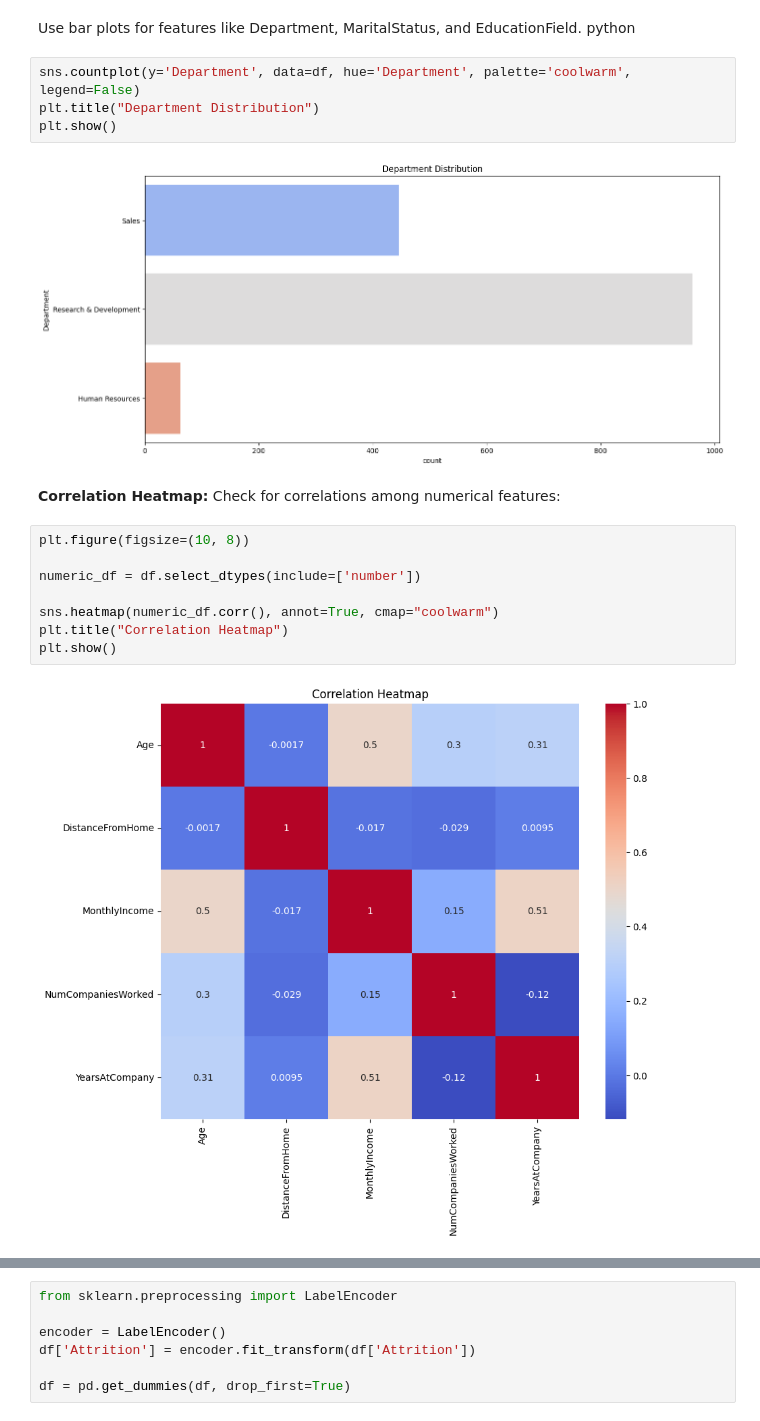
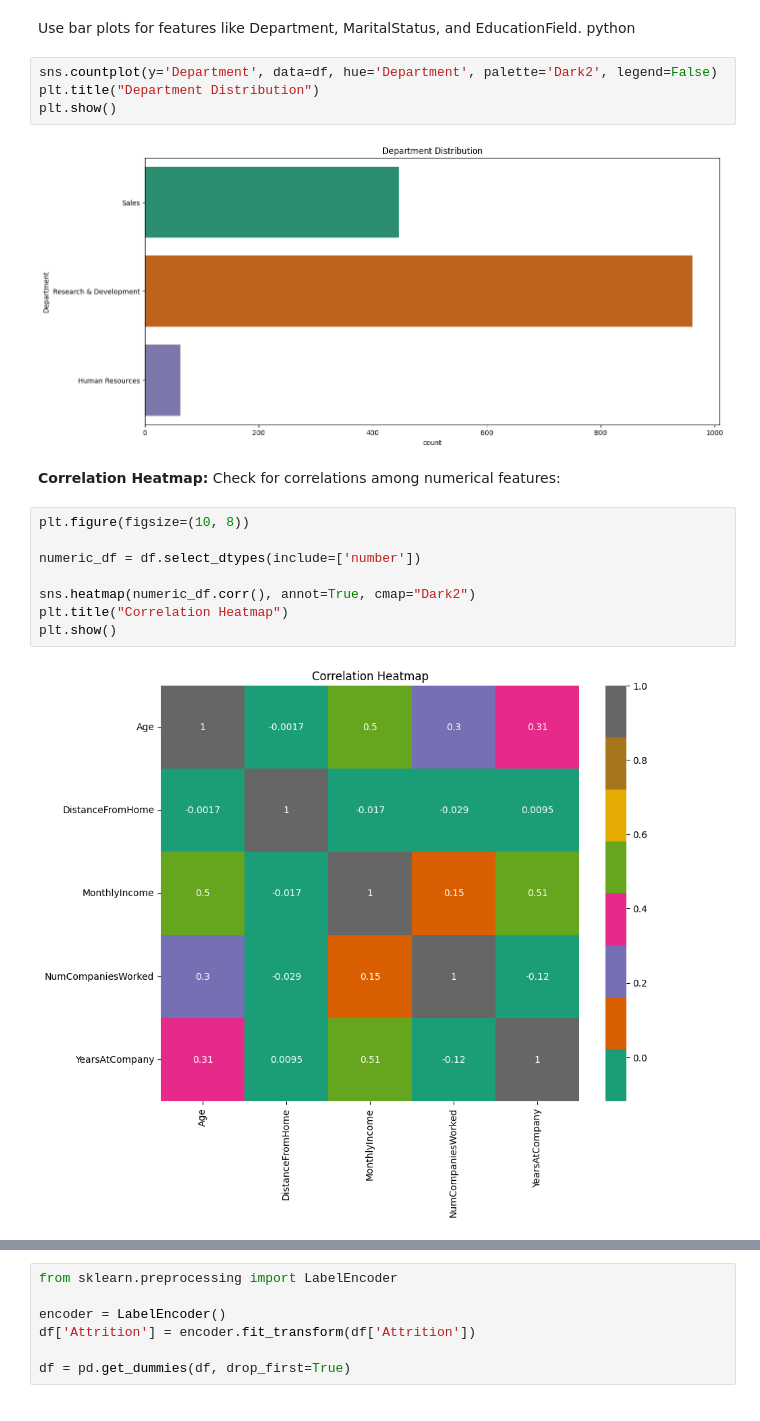
Before and after one commit to Geethasaran/E-Commerce-_Employee-Attrition-Rate, a Jupyter notebook: FINAL_PROJECT_Employee_Attrition_Rate.ipynb, the cells around one changed output, grey strips where cells are left out. Cells and saved outputs as stored; diff of their text form.

```diff
--- a/FINAL_PROJECT_Employee_Attrition_Rate.ipynb
+++ b/FINAL_PROJECT_Employee_Attrition_Rate.ipynb
@@ -380,22 +497,22 @@ plt.show()
 Use bar plots for features like Department, MaritalStatus, and EducationField.
 python
 # %%
-sns.countplot(y='Department', data=df, hue='Department', palette='coolwarm', legend=False)
+sns.countplot(y='Department', data=df, hue='Department', palette='Dark2', legend=False)
 plt.title("Department Distribution")
 plt.show()
 # %% [output]
-[figure, old version]
+[figure, new version]
 # %% [markdown]
 **Correlation Heatmap:**
 Check for correlations among numerical features:
 # %%
 plt.figure(figsize=(10, 8))
 
 numeric_df = df.select_dtypes(include=['number'])
 
-sns.heatmap(numeric_df.corr(), annot=True, cmap="coolwarm")
+sns.heatmap(numeric_df.corr(), annot=True, cmap="Dark2")
 plt.title("Correlation Heatmap")
 plt.show()
 # %% [output]
-[figure, old version]
+[figure, new version]
 # %% [markdown]
```
Also changed, not shown: parts of 19 cells of this notebook.
